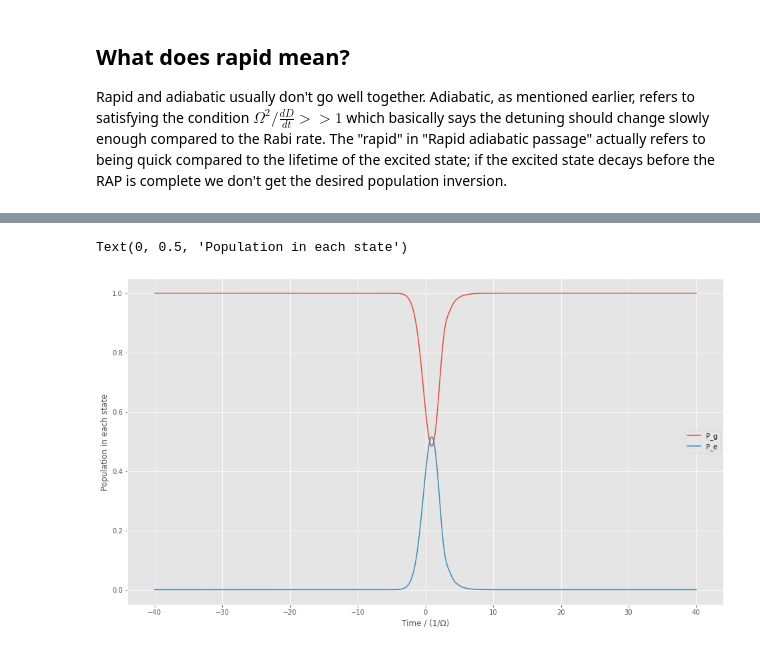
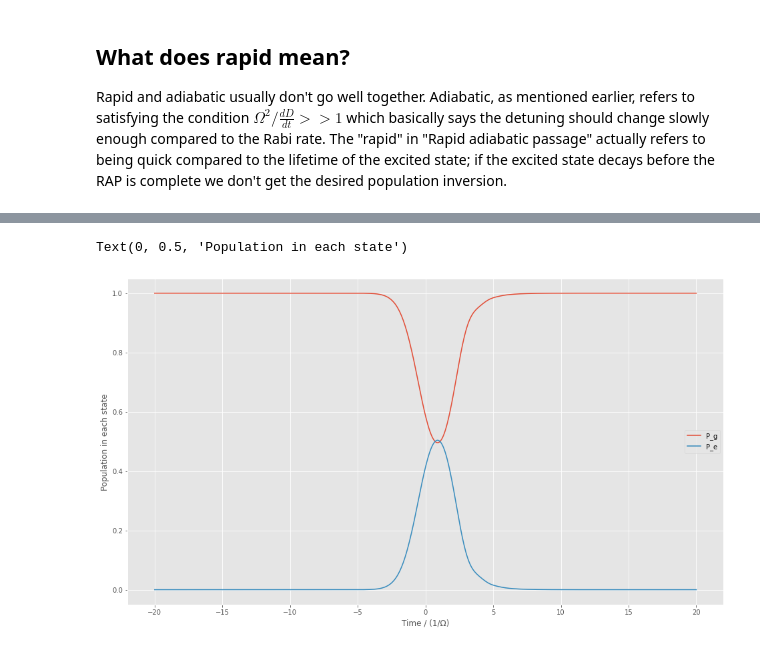
Before and after one commit to otimgren/toy-systems, a Jupyter notebook: examples/Rapid adiabatic passage in a 2-level system.ipynb, the cells around one changed output, grey strips where cells are left out. Cells and saved outputs as stored; diff of their text form; code cells hidden in the pictures.

```diff
--- a/examples/Rapid adiabatic passage in a 2-level system.ipynb
+++ b/examples/Rapid adiabatic passage in a 2-level system.ipynb
@@ -113,18 +118,18 @@ P_g_op = qutip.Qobj((1*g).density_matrix(basis), type = "oper")
 P_e_op = qutip.Qobj((1*e).density_matrix(basis), type = "oper")
 
 # Set the parameters for the system
-args["Delta"] = 1.2 # This is actually the rate at which delta varies, i.e. dD/dt
-args["sigma"] = 2 # Width of the Gaussian describing time-dependence of drive field
+args["Delta"] = 1e-3 # This is actually the rate at which delta varies, i.e. dD/dt
+args["sigma"] = 2/args["Delta"] # Width of the Gaussian describing time-dependence of drive field
 args["Omega"] = 1 # The maximum value of the drive field Rabi rate
 args["Gamma"] = 0
 
 
 # Times at which result is requested
-times = np.linspace(-20*args["sigma"],20*args["sigma"],1001)
+times = np.linspace(-20/args["Delta"], 20/args["Delta"], 1001)
 
 # The solver used by qutip sometimes doesn't seem to notice that adiabatic passage is supposed to be happening, so reduce max step size to
 # mitigate this
-options = qutip.solver.Options(method = 'adams', nsteps=10000, max_step=1e0)
+options = qutip.solver.Options(method = 'adams', nsteps=10000, max_step=1e2/args["Delta"],)
 
 # Setup a progress bar
 pb = qutip.ui.progressbar.EnhancedTextProgressBar()
@@ -158,14 +172,14 @@ P_g_op = qutip.Qobj((1*g).density_matrix(basis), type = "oper")
 P_e_op = qutip.Qobj((1*e).density_matrix(basis), type = "oper")
 
 # Set the parameters for the system
-args["Delta"] = 1.2
+args["Delta"] = 1
 args["sigma"] = 2
 args["Omega"] = 1
 args["Gamma"] = 1
 
 
 # Times at which result is requested
-times = np.linspace(-20*args["sigma"],20*args["sigma"],1001)
+times = np.linspace(-20/args["Delta"], 20/args["Delta"], 1001)
 
 # The solver used by qutip sometimes doesn't seem to notice that adiabatic passage is supposed to be happening, so reduce max step size to
 # mitigate this
@@ -190,2 +204,2 @@ ax.set_ylabel("Population in each state")
 Text(0, 0.5, 'Population in each state')
-[figure, old version]
+[figure, new version]
```
Also changed, not shown: parts of 11 cells of this notebook, 7 other files.
